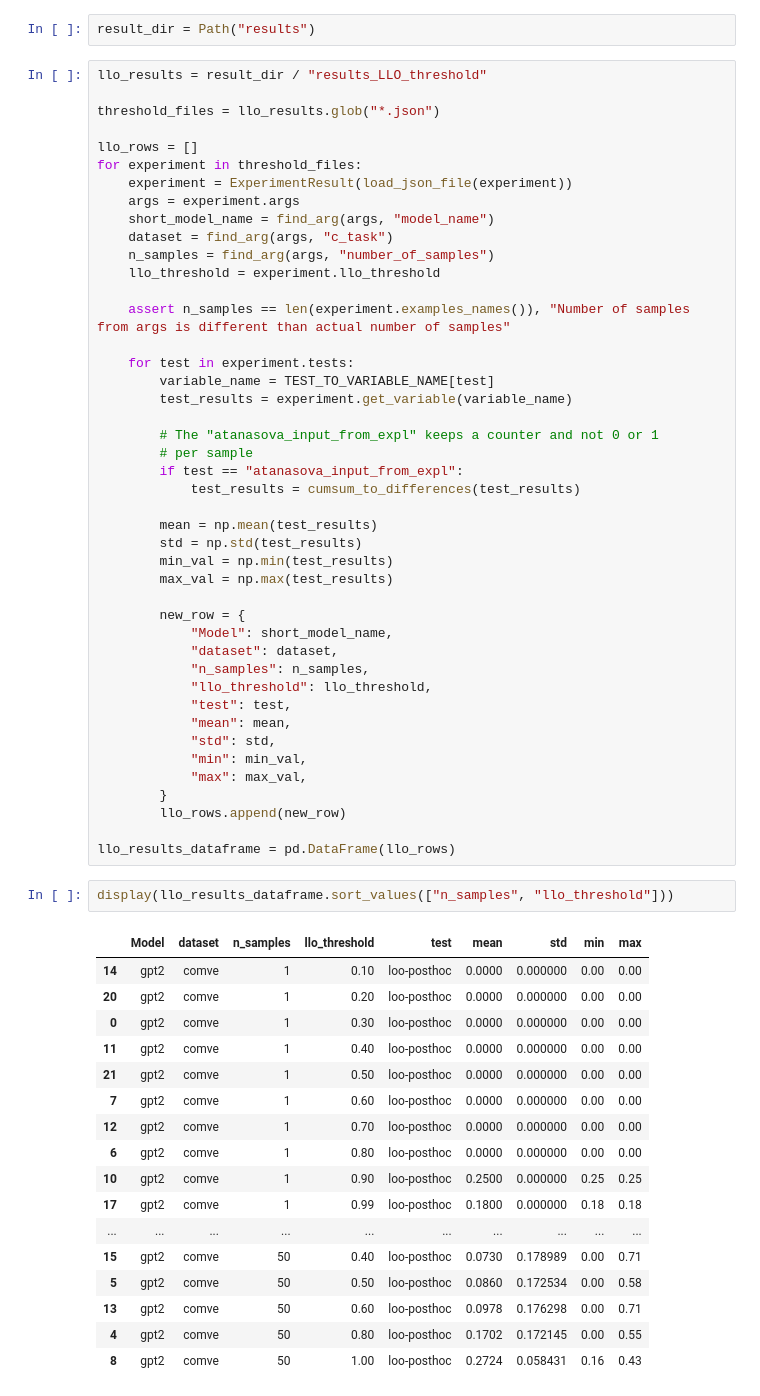
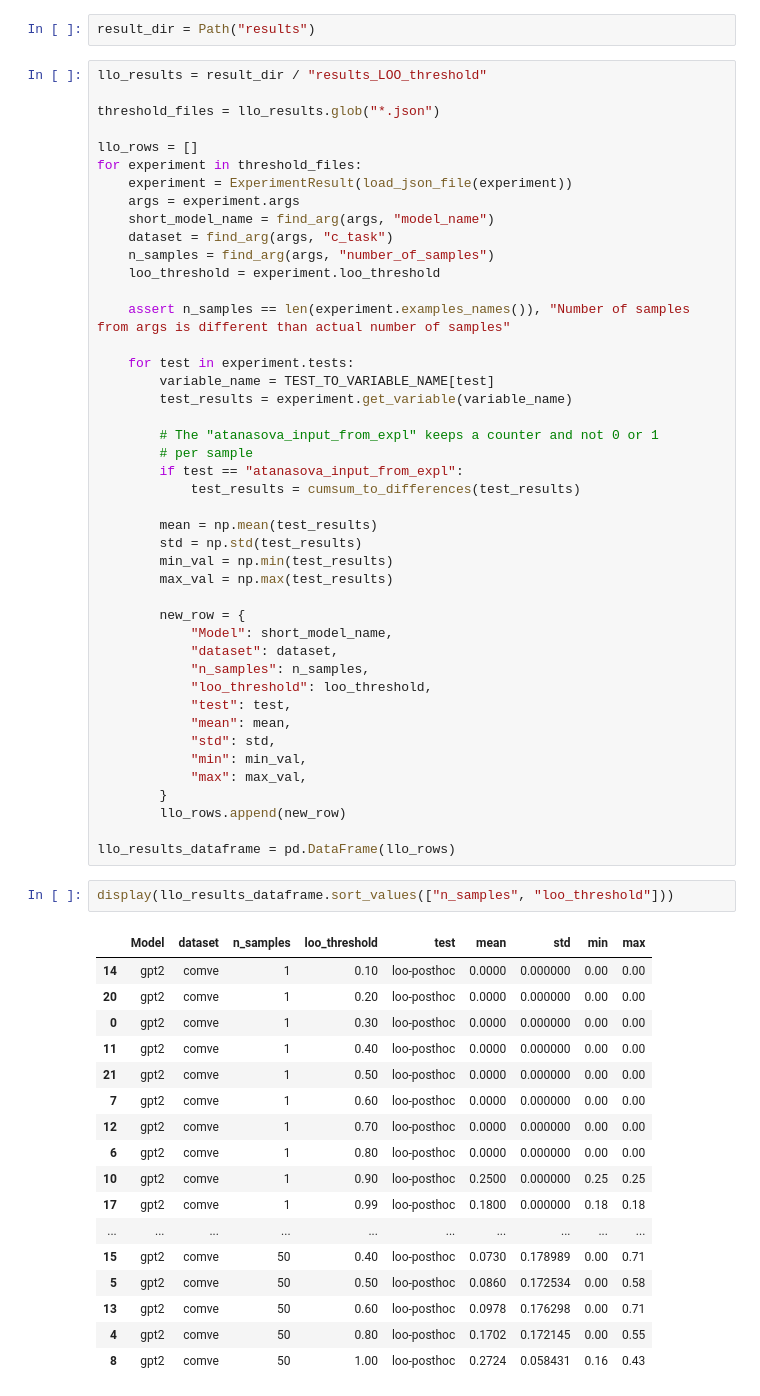
Before and after one commit to Rickvanderveen/FACT-AI, a Jupyter notebook: CC-SHAP/LOO_analysis.ipynb, the cells around one changed output. Cells and saved outputs as stored; diff of their text form.

Commit message:
Determine LOO threshold

```diff
--- a/CC-SHAP/LOO_analysis.ipynb
+++ b/CC-SHAP/LOO_analysis.ipynb
@@ -117,7 +118,7 @@ plt.show()
 # %%
 result_dir = Path("results")
 # %%
-llo_results = result_dir / "results_LLO_threshold"
+llo_results = result_dir / "results_LOO_threshold"
 
 threshold_files = llo_results.glob("*.json")
 
@@ -128,7 +129,7 @@ for experiment in threshold_files:
     short_model_name = find_arg(args, "model_name")
     dataset = find_arg(args, "c_task")
     n_samples = find_arg(args, "number_of_samples")
-    llo_threshold = experiment.llo_threshold
+    loo_threshold = experiment.loo_threshold
 
     assert n_samples == len(experiment.examples_names()), "Number of samples from args is different than actual number of samples"
 
@@ -150,7 +151,7 @@ for experiment in threshold_files:
             "Model": short_model_name,
             "dataset": dataset,
             "n_samples": n_samples,
-            "llo_threshold": llo_threshold,
+            "loo_threshold": loo_threshold,
             "test": test,
             "mean": mean,
             "std": std,
@@ -161,9 +162,9 @@ for experiment in threshold_files:
 
 llo_results_dataframe = pd.DataFrame(llo_rows)
 # %%
-display(llo_results_dataframe.sort_values(["n_samples", "llo_threshold"]))
+display(llo_results_dataframe.sort_values(["n_samples", "loo_threshold"]))
 # %% [output]
-|  | Model | dataset | n_samples | llo_threshold | test | mean | std | min | max |
+|  | Model | dataset | n_samples | loo_threshold | test | mean | std | min | max |
 | 14 | gpt2 | comve | 1 | 0.10 | loo-posthoc | 0.0000 | 0.000000 | 0.00 | 0.00 |
 | 20 | gpt2 | comve | 1 | 0.20 | loo-posthoc | 0.0000 | 0.000000 | 0.00 | 0.00 |
 | 0 | gpt2 | comve | 1 | 0.30 | loo-posthoc | 0.0000 | 0.000000 | 0.00 | 0.00 |
```
Also changed, not shown: parts of 13 cells of this notebook, 27 other files.
